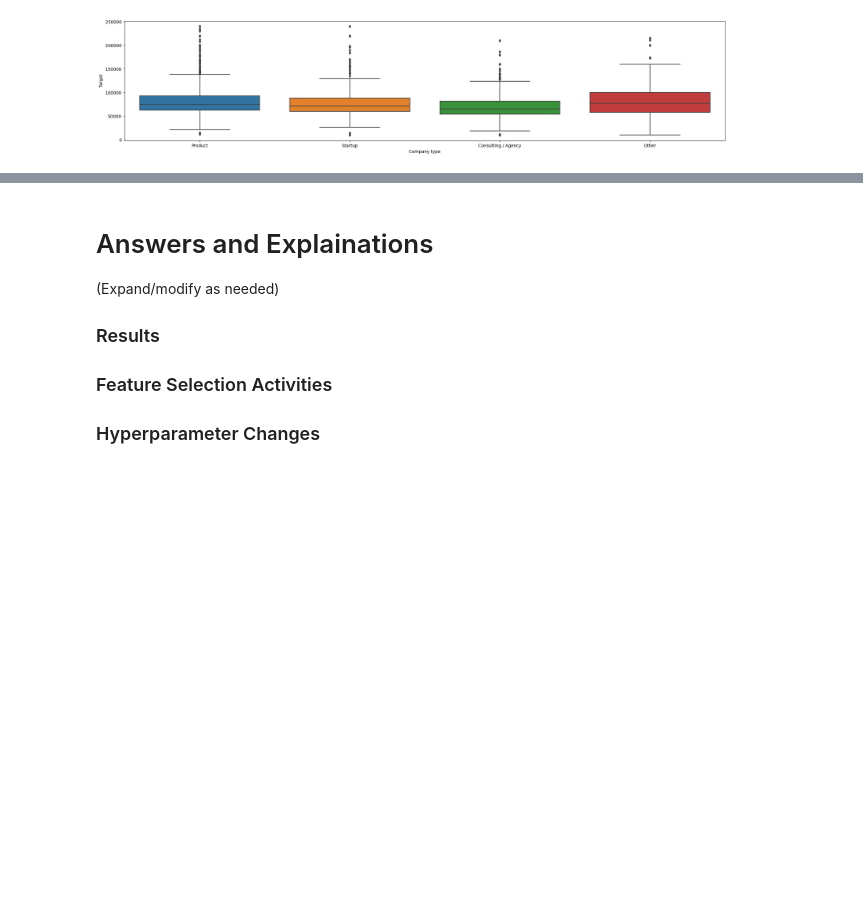
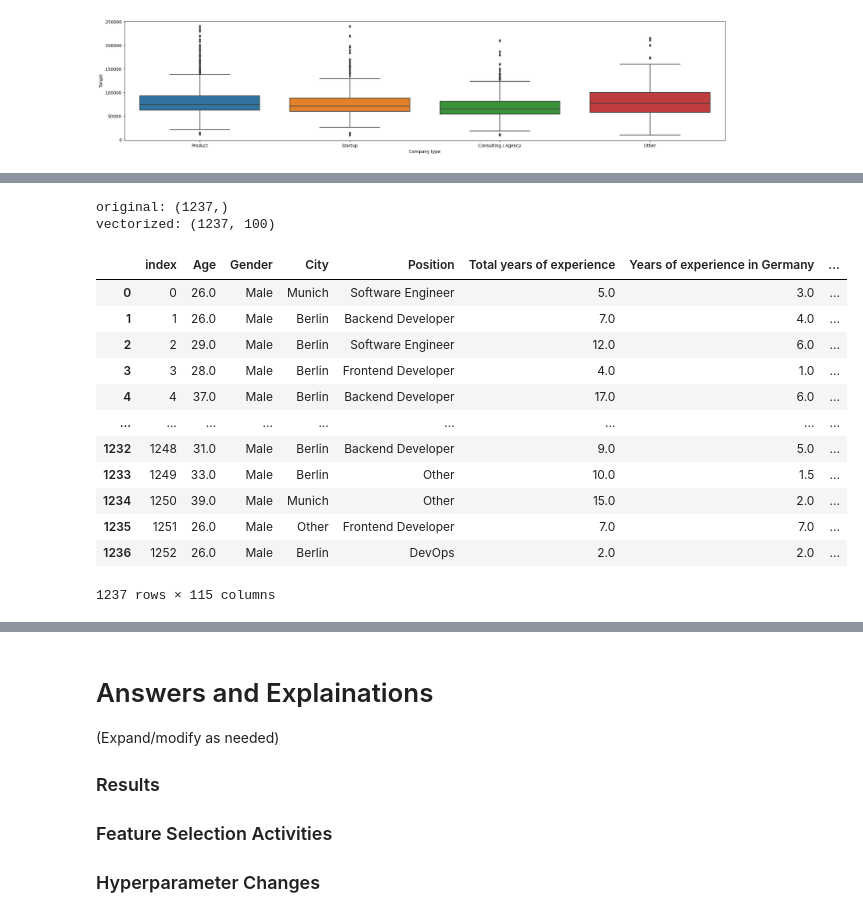
Before and after one commit to DarrenPLee/ItML_Asn_2_Students, a Jupyter notebook: assignment_2_start.ipynb, the cells around one changed output, grey strips where cells are left out. Saved outputs shown, nothing was run; the diff lists cells and outputs as text; code cells hidden in the pictures; blank space fills up the shorter version.

```diff
--- a/assignment_2_start.ipynb
+++ b/assignment_2_start.ipynb
@@ -207,0 +436,2 @@ df = df.drop(columns=['Timestamp'])
+# %%
+df = df.drop(columns= ['Your main technology / programming language', 'Other technologies/programming languages you use often'])
@@ -293,0 +526,2 @@ Name: Main language at work, dtype: int64
+# %%
+df['Employment status'] = replace_low_freq(df, 'Employment status', threshold=5, replacement=np.nan)
@@ -366,0 +580,4 @@ Name: Years of experience in Germany, Length: 1237, dtype: float64
+# %%
+for column in df.select_dtypes(exclude=np.number).columns.to_list():
+    print(df[column].value_counts().idxmax())
+    df[column] = df[column].fillna(df[column].value_counts().idxmax())
@@ -366,0 +627,29 @@ Name: Years of experience in Germany, Length: 1237, dtype: float64
+# %%
+vec_cv = CountVectorizer(max_features=100, token_pattern=r"\.?\w+[+#]*", binary=True)
+tmp = vec_cv.fit_transform(df['ProgrammingLanguages'])
+tok_cols = vec_cv.get_feature_names_out()
+tok_df = pd.DataFrame(tmp.toarray(), columns=tok_cols)
+print("original:", df['ProgrammingLanguages'].shape)
+print("vectorized:", tmp.shape)
+
+df = pd.concat([df, tok_df], axis=1)
+df = df.drop(columns=['ProgrammingLanguages','Salary','Bonus'])
+# %% [output]
+original: (1237,)
+vectorized: (1237, 100)
+# %%
+df
+# %% [output]
+|  | index | Age | Gender | City | Position | Total years of experience | Years of experience in Germany | ... |
+| 0 | 0 | 26.0 | Male | Munich | Software Engineer | 5.0 | 3.0 | ... |
+| 1 | 1 | 26.0 | Male | Berlin | Backend Developer | 7.0 | 4.0 | ... |
+| 2 | 2 | 29.0 | Male | Berlin | Software Engineer | 12.0 | 6.0 | ... |
+| 3 | 3 | 28.0 | Male | Berlin | Frontend Developer | 4.0 | 1.0 | ... |
+| 4 | 4 | 37.0 | Male | Berlin | Backend Developer | 17.0 | 6.0 | ... |
+| ... | ... | ... | ... | ... | ... | ... | ... | ... |
+| 1232 | 1248 | 31.0 | Male | Berlin | Backend Developer | 9.0 | 5.0 | ... |
+| 1233 | 1249 | 33.0 | Male | Berlin | Other | 10.0 | 1.5 | ... |
+| 1234 | 1250 | 39.0 | Male | Munich | Other | 15.0 | 2.0 | ... |
+| 1235 | 1251 | 26.0 | Male | Other | Frontend Developer | 7.0 | 7.0 | ... |
+| 1236 | 1252 | 26.0 | Male | Berlin | DevOps | 2.0 | 2.0 | ... |
+1237 rows × 115 columns
```
Also changed, not shown: parts of 61 cells of this notebook.
